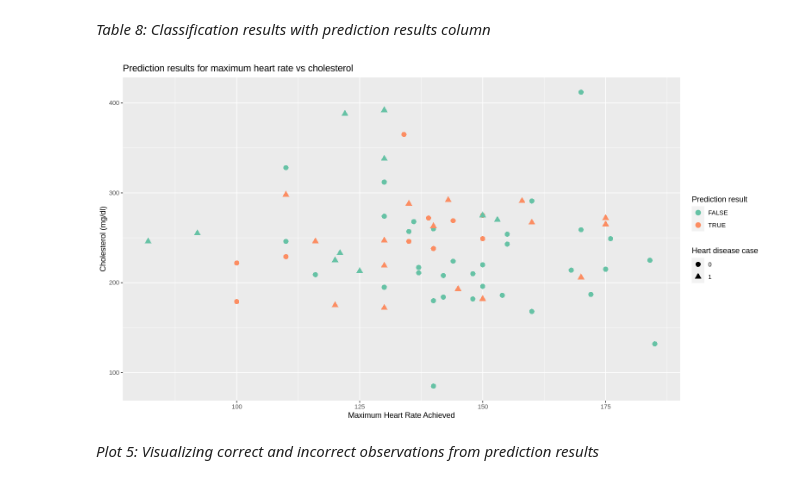
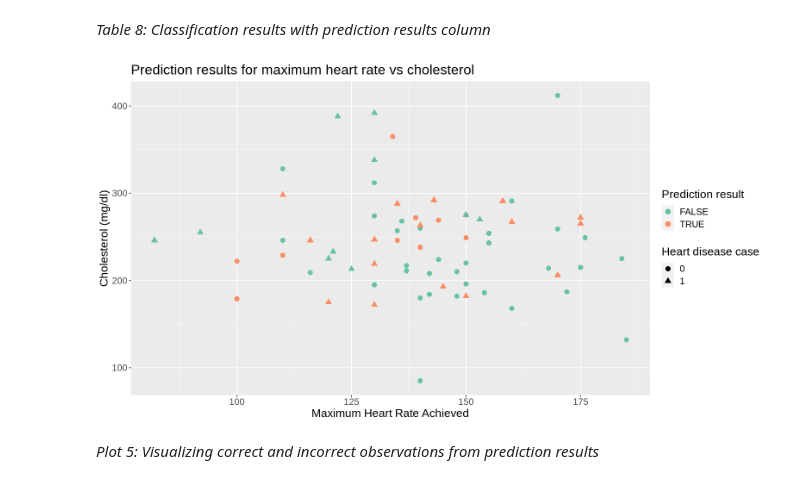
Before and after one commit to jaden-lai/DSCI-100-006-21, a Jupyter notebook: project_final.ipynb, the cells around one changed output. Cells and saved outputs as stored; diff of their text form; code cells hidden in the pictures.

```diff
--- a/project_final.ipynb
+++ b/project_final.ipynb
@@ -367,15 +370,18 @@ A tibble: 69 × 5
 # %% [markdown]
 *Table 8: Classification results with prediction results column*
 # %%
+options(repr.plot.width = 13, repr.plot.height = 7)
+
 heart_disease_prediction_result_plot <- incorrect_observations |>
     ggplot(aes(x = maximum_heart_rate_achieved, y = cholesterol, shape = heart_disease_cases, color = prediction_result)) +
         geom_point(size = 3) +
         labs(x = "Maximum Heart Rate Achieved", y = "Cholesterol (mg/dl)", shape = "Heart disease case", color = "Prediction result", title = "Prediction results for maximum heart rate vs cholesterol") +
-        scale_color_brewer(palette = "Set2")
+        scale_color_brewer(palette = "Set2") +
+        theme(text = element_text(size = 16))
 
 heart_disease_prediction_result_plot
 # %% [output]
-[figure, old version]
+[figure, new version]
 # %% [markdown]
 *Plot 5: Visualizing correct and incorrect observations from prediction results*
 # %% [markdown]
```
Also changed, not shown: parts of 5 cells of this notebook.
